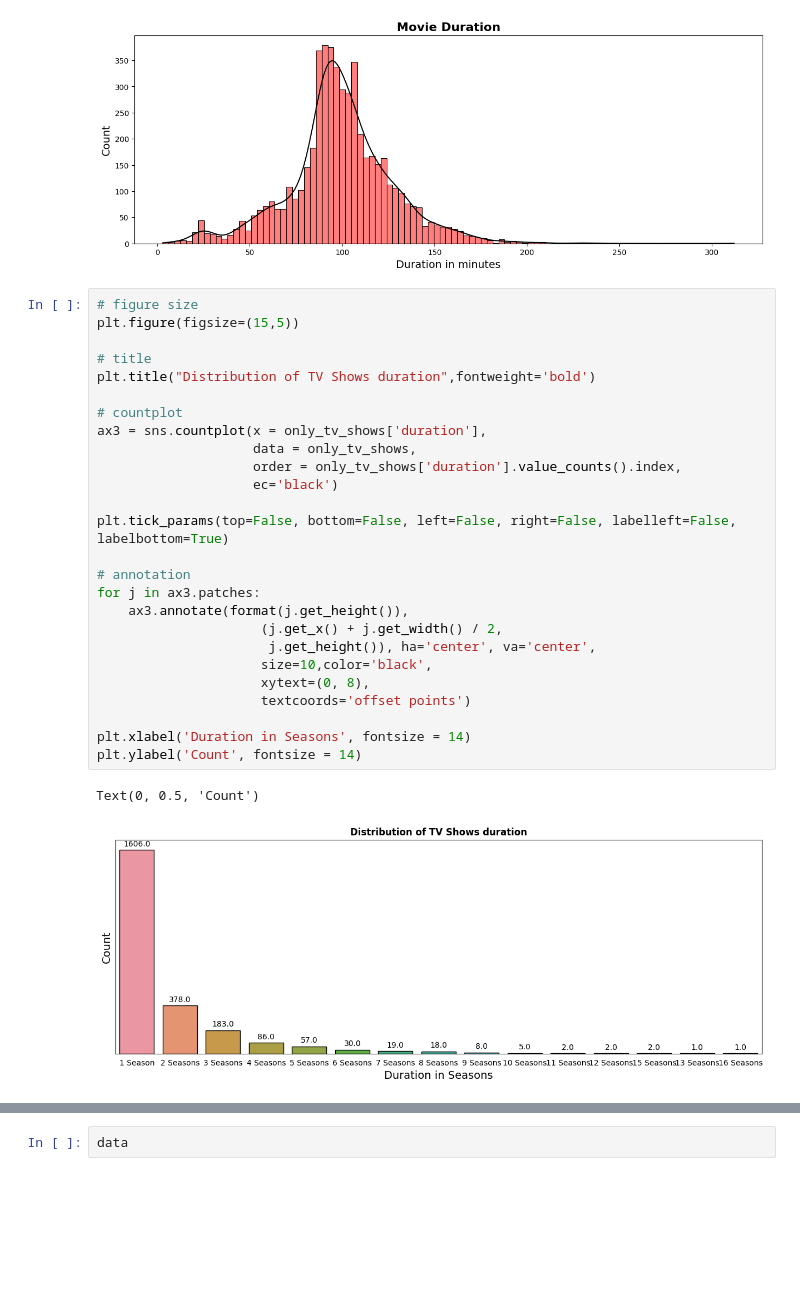
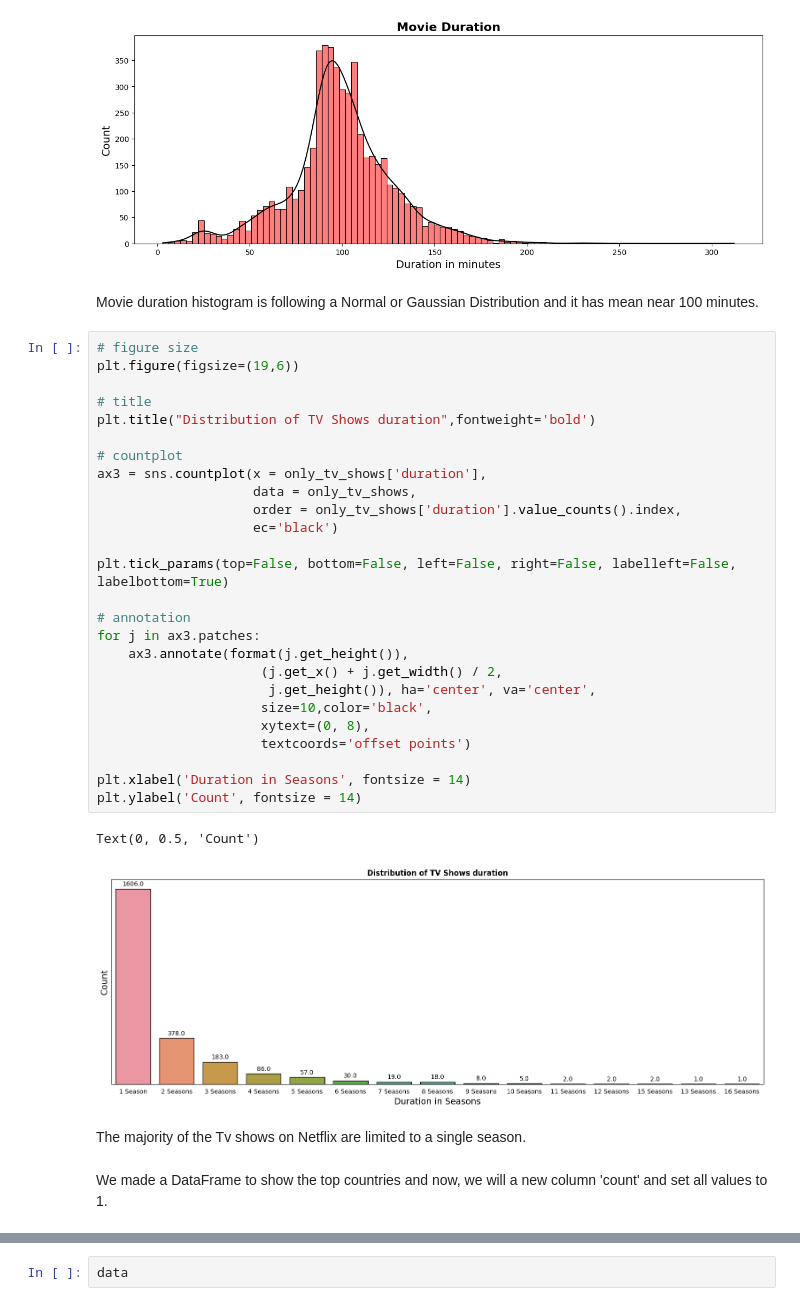
Before and after one commit to Azhar-ali7/Netflix-Movies-TVshow-unsupervised, a Jupyter notebook: Final_Netflix_Movies_and_tv_shows_Clustering.ipynb, the cells around one changed output, grey strips where cells are left out. Drawn from its saved outputs; the diff is of its cells as text; blank space fills up the shorter version.

```diff
--- a/Final_Netflix_Movies_and_tv_shows_Clustering.ipynb
+++ b/Final_Netflix_Movies_and_tv_shows_Clustering.ipynb
@@ -801,32 +822,38 @@ plt.ylabel('Count', fontsize = 14)
 # %% [output]
 Text(0, 0.5, 'Count')
 [figure]
+# %% [markdown]
+Movie duration histogram is following a Normal or Gaussian Distribution and it has mean near 100 minutes.
 # %%
 # figure size
-plt.figure(figsize=(15,5))
+plt.figure(figsize=(19,6))
 
 # title
 plt.title("Distribution of TV Shows duration",fontweight='bold')
 
 # countplot
 ax3 = sns.countplot(x = only_tv_shows['duration'],
                     data = only_tv_shows,
                     order = only_tv_shows['duration'].value_counts().index,
                     ec='black')
 
 plt.tick_params(top=False, bottom=False, left=False, right=False, labelleft=False, labelbottom=True)
 
 # annotation
 for j in ax3.patches:
     ax3.annotate(format(j.get_height()),
                      (j.get_x() + j.get_width() / 2,
                       j.get_height()), ha='center', va='center',
                      size=10,color='black',
                      xytext=(0, 8),
                      textcoords='offset points')
 
 plt.xlabel('Duration in Seasons', fontsize = 14)
 plt.ylabel('Count', fontsize = 14)
 # %% [output]
 Text(0, 0.5, 'Count')
-[figure, old version]
+[figure, new version]
+# %% [markdown]
+The majority of the Tv shows on Netflix are limited to a single season.
+# %% [markdown]
+We made a DataFrame to show the top countries and now, we will a new column 'count' and set all values to 1.
```
Also changed, not shown: parts of 45 cells of this notebook.
